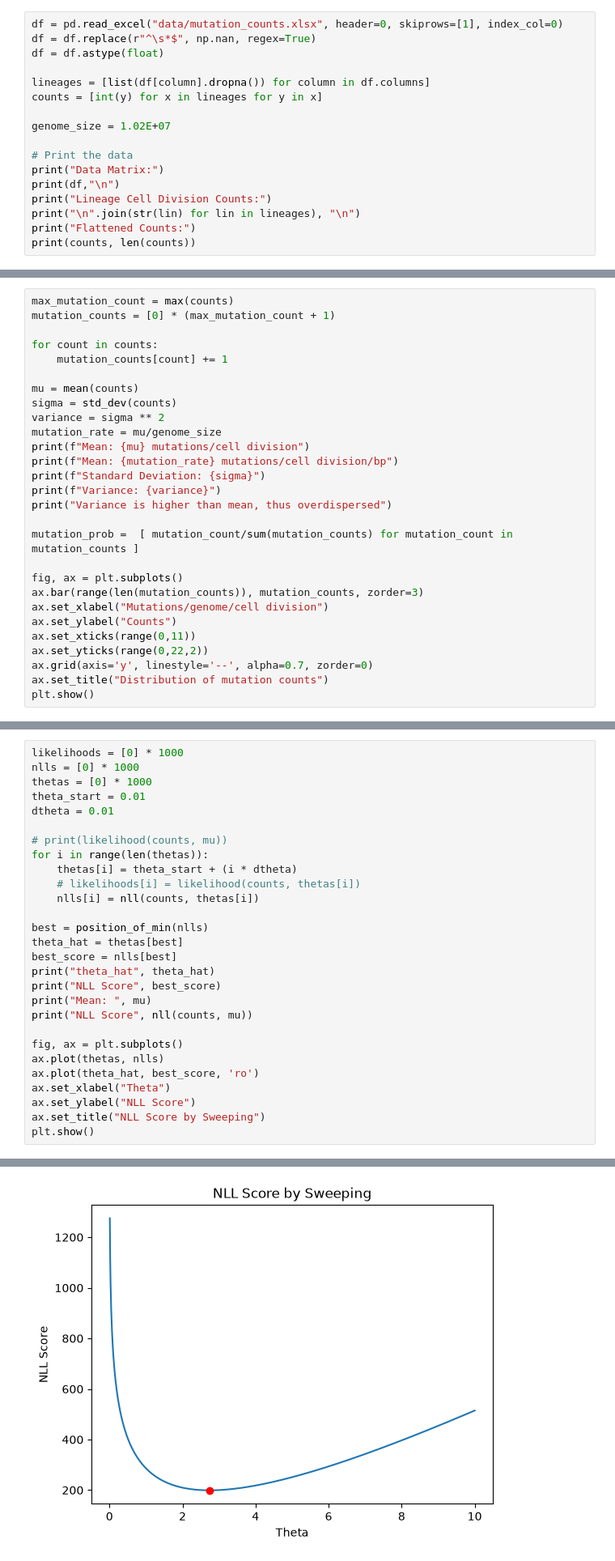
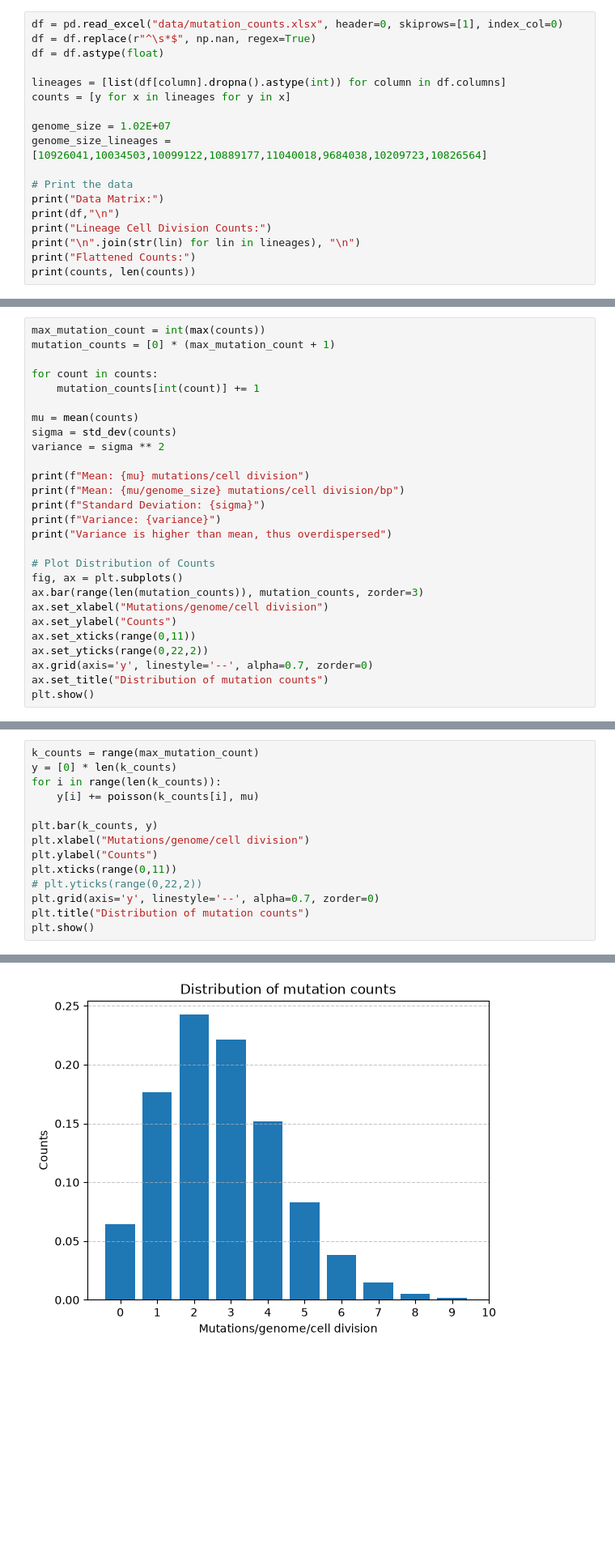
Before and after one commit to atomsim/cb2330-PRO1-Pair23, a Jupyter notebook: project.ipynb, the cells around one changed output, grey strips where cells are left out. Shown at 81% size. Cells and saved outputs as stored; diff of their text form; blank space fills up the shorter version.

Commit message:
Fitting-1_Poisson

```diff
--- a/project.ipynb
+++ b/project.ipynb
@@ -118,10 +102,11 @@ df = pd.read_excel("data/mutation_counts.xlsx", header=0, skiprows=[1], index_co
 df = df.replace(r"^\s*$", np.nan, regex=True)
 df = df.astype(float)
 
-lineages = [list(df[column].dropna()) for column in df.columns]
-counts = [int(y) for x in lineages for y in x]
+lineages = [list(df[column].dropna().astype(int)) for column in df.columns]
+counts = [y for x in lineages for y in x]
 
 genome_size = 1.02E+07
+genome_size_lineages = [10926041,10034503,10099122,10889177,11040018,9684038,10209723,10826564]
 
 # Print the data
 print("Data Matrix:")
@@ -151,24 +136,23 @@ Flattened Counts:
 # %% [markdown]
 #### 2. Summary Statistics
 # %%
-max_mutation_count = max(counts)
+max_mutation_count = int(max(counts))
 mutation_counts = [0] * (max_mutation_count + 1)
 
 for count in counts:
-    mutation_counts[count] += 1
+    mutation_counts[int(count)] += 1
 
 mu = mean(counts)
 sigma = std_dev(counts)
 variance = sigma ** 2
-mutation_rate = mu/genome_size
+
 print(f"Mean: {mu} mutations/cell division")
-print(f"Mean: {mutation_rate} mutations/cell division/bp")
+print(f"Mean: {mu/genome_size} mutations/cell division/bp")
 print(f"Standard Deviation: {sigma}")
 print(f"Variance: {variance}")
 print("Variance is higher than mean, thus overdispersed")
 
-mutation_prob =  [ mutation_count/sum(mutation_counts) for mutation_count in mutation_counts ]
-
+# Plot Distribution of Counts
 fig, ax = plt.subplots()
 ax.bar(range(len(mutation_counts)), mutation_counts, zorder=3)
 ax.set_xlabel("Mutations/genome/cell division")
@@ -190,31 +174,17 @@ Variance is higher than mean, thus overdispersed
 # %% [markdown]
 ##### 3.1 1-Poisson Model
 # %%
-likelihoods = [0] * 1000
-nlls = [0] * 1000
-thetas = [0] * 1000
-theta_start = 0.01
-dtheta = 0.01
+k_counts = range(max_mutation_count)
+y = [0] * len(k_counts)
+for i in range(len(k_counts)):
+    y[i] += poisson(k_counts[i], mu)
 
-# print(likelihood(counts, mu))
-for i in range(len(thetas)):
-    thetas[i] = theta_start + (i * dtheta)
-    # likelihoods[i] = likelihood(counts, thetas[i])
-    nlls[i] = nll(counts, thetas[i])
-
-best = position_of_min(nlls)
-theta_hat = thetas[best]
-best_score = nlls[best]
-print("theta_hat", theta_hat)
-print("NLL Score", best_score)
-print("Mean: ", mu)
-print("NLL Score", nll(counts, mu))
-
-fig, ax = plt.subplots()
-ax.plot(thetas, nlls)
-ax.plot(theta_hat, best_score, 'ro')
-ax.set_xlabel("Theta")
-ax.set_ylabel("NLL Score")
-ax.set_title("NLL Score by Sweeping")
+plt.bar(k_counts, y)
+plt.xlabel("Mutations/genome/cell division")
+plt.ylabel("Counts")
+plt.xticks(range(0,11))
+# plt.yticks(range(0,22,2))
+plt.grid(axis='y', linestyle='--', alpha=0.7, zorder=0)
+plt.title("Distribution of mutation counts")
 plt.show()
 # %% [output]
@@ -225 +191 @@ NLL Score 199.2531745069619
-[figure, old version]
+[figure, new version]
```
Also changed, not shown: parts of 12 cells of this notebook.
